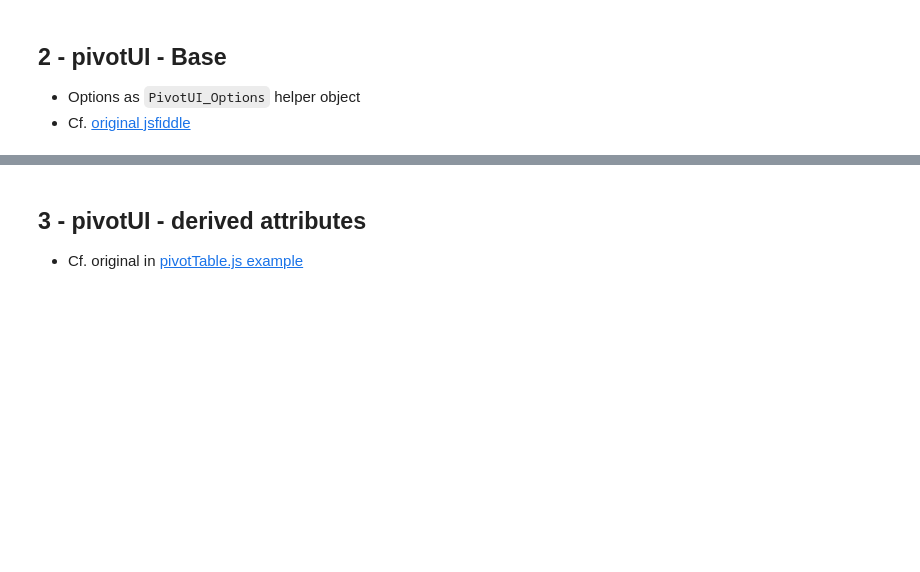
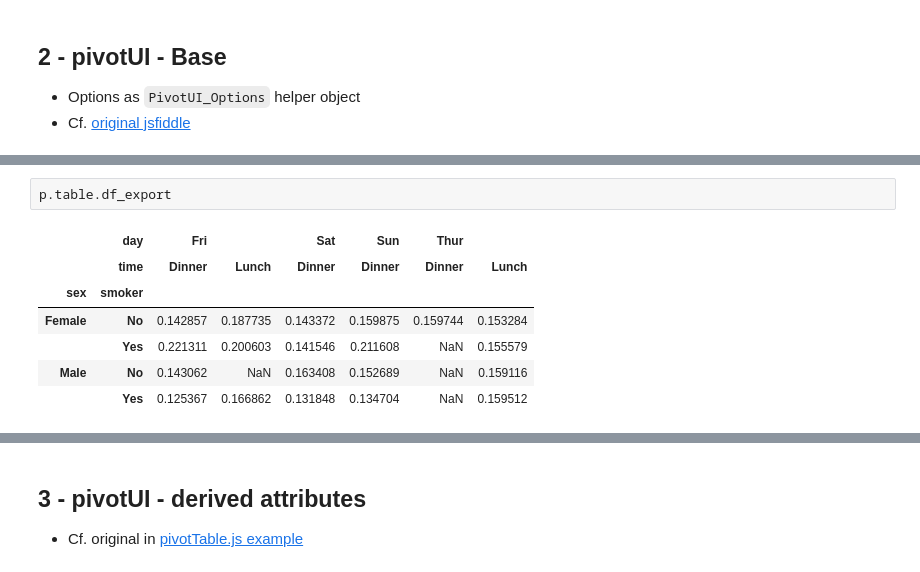
Before and after one commit to PierreMarion23/ipypivot, a Jupyter notebook: notebooks/demo_ipypivot.ipynb, the cells around one changed output, grey strips where cells are left out. Saved outputs shown, nothing was run; the diff lists cells and outputs as text; blank space fills up the shorter version.

```diff
--- a/notebooks/demo_ipypivot.ipynb
+++ b/notebooks/demo_ipypivot.ipynb
@@ -90,0 +103,10 @@ p
+# %%
+p.table.df_export
+# %% [output]
+|  | day | Fri |  | Sat | Sun | Thur |  |
+|  | time | Dinner | Lunch | Dinner | Dinner | Dinner | Lunch |
+| sex | smoker |  |  |  |  |  |  |
+| Female | No | 0.142857 | 0.187735 | 0.143372 | 0.159875 | 0.159744 | 0.153284 |
+|  | Yes | 0.221311 | 0.200603 | 0.141546 | 0.211608 | NaN | 0.155579 |
+| Male | No | 0.143062 | NaN | 0.163408 | 0.152689 | NaN | 0.159116 |
+|  | Yes | 0.125367 | 0.166862 | 0.131848 | 0.134704 | NaN | 0.159512 |
```
Also changed, not shown: parts of 13 cells of this notebook, 4 other files.
